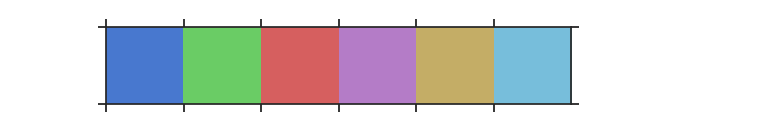
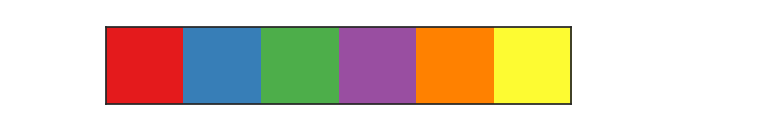
Before and after one commit to Nyker510/tsp_programing, a Jupyter notebook: plot_result.ipynb, the cells around one changed output. Cells and saved outputs as stored; diff of their text form; code cells hidden in the pictures.

```diff
--- a/plot_result.ipynb
+++ b/plot_result.ipynb
@@ -2,13 +2,15 @@
 import pandas as pd
 import matplotlib.pyplot as plt
 import seaborn as sns
+import numpy as np
+
 sns.set_context('talk')
-sns.set_style('ticks')
+sns.set_style('white')
 %matplotlib inline
 # %%
 sns.palplot(
-sns.color_palette('muted'))
-sns.set_palette(sns.color_palette('muted'))
+sns.color_palette('Set1'))
+sns.set_palette(sns.color_palette('Set1'))
 # %% [output]
-[figure, old version]
+[figure, new version]
 # %%
```
Also changed, not shown: parts of 15 cells of this notebook, 8 other files.
